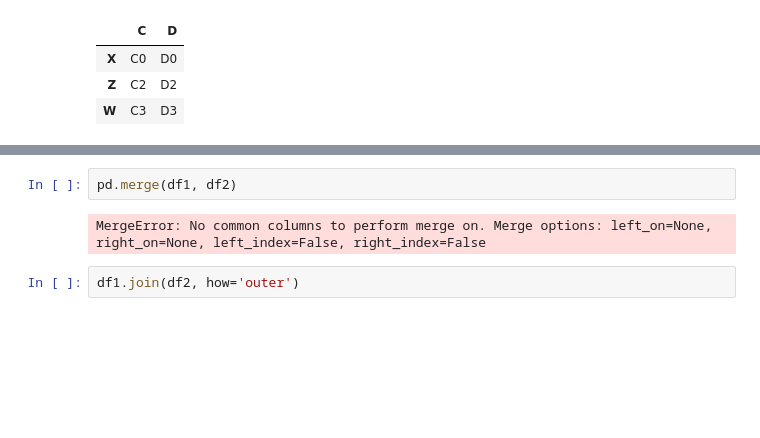
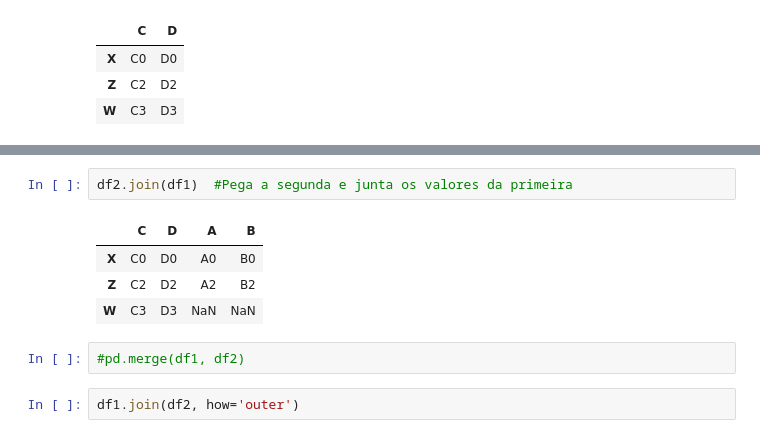
Before and after one commit to Rbiasuz/old_stuff, a Jupyter notebook: 1 Aulas Data Science/2 - Data Science Tool Kit/Pandas/Pandas Part 4 - Agrupar e Concatenar.ipynb, the cells around one changed output, grey strips where cells are left out. Saved outputs shown, nothing was run; the diff lists cells and outputs as text; blank space fills up the shorter version.

```diff
--- a/1 Aulas Data Science/2 - Data Science Tool Kit/Pandas/Pandas Part 4 - Agrupar e Concatenar.ipynb
+++ b/1 Aulas Data Science/2 - Data Science Tool Kit/Pandas/Pandas Part 4 - Agrupar e Concatenar.ipynb
@@ -289,7 +301,12 @@ df1.join(df2)
+# %%
+df2.join(df1)  #Pega a segunda e junta os valores da primeira
+# %% [output]
+|  | C | D | A | B |
+| X | C0 | D0 | A0 | B0 |
+| Z | C2 | D2 | A2 | B2 |
+| W | C3 | D3 | NaN | NaN |
 # %%
-pd.merge(df1, df2)
+#pd.merge(df1, df2)
-# %% [output]
-MergeError: No common columns to perform merge on. Merge options: left_on=None, right_on=None, left_index=False, right_index=False
 # %%
 df1.join(df2, how='outer')
 # %% [output]
```
Also changed, not shown: parts of 15 cells of this notebook, 2 other files.
